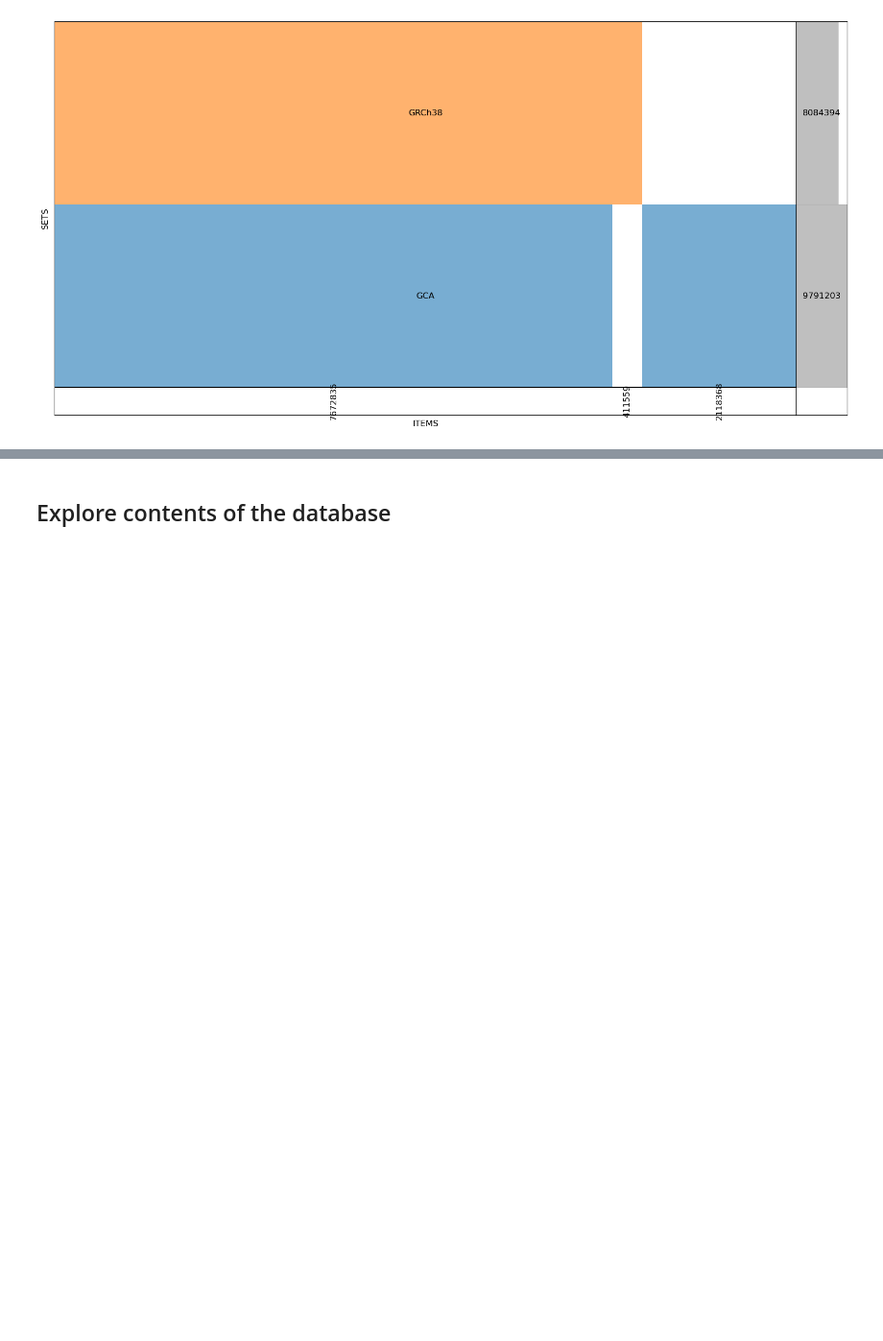
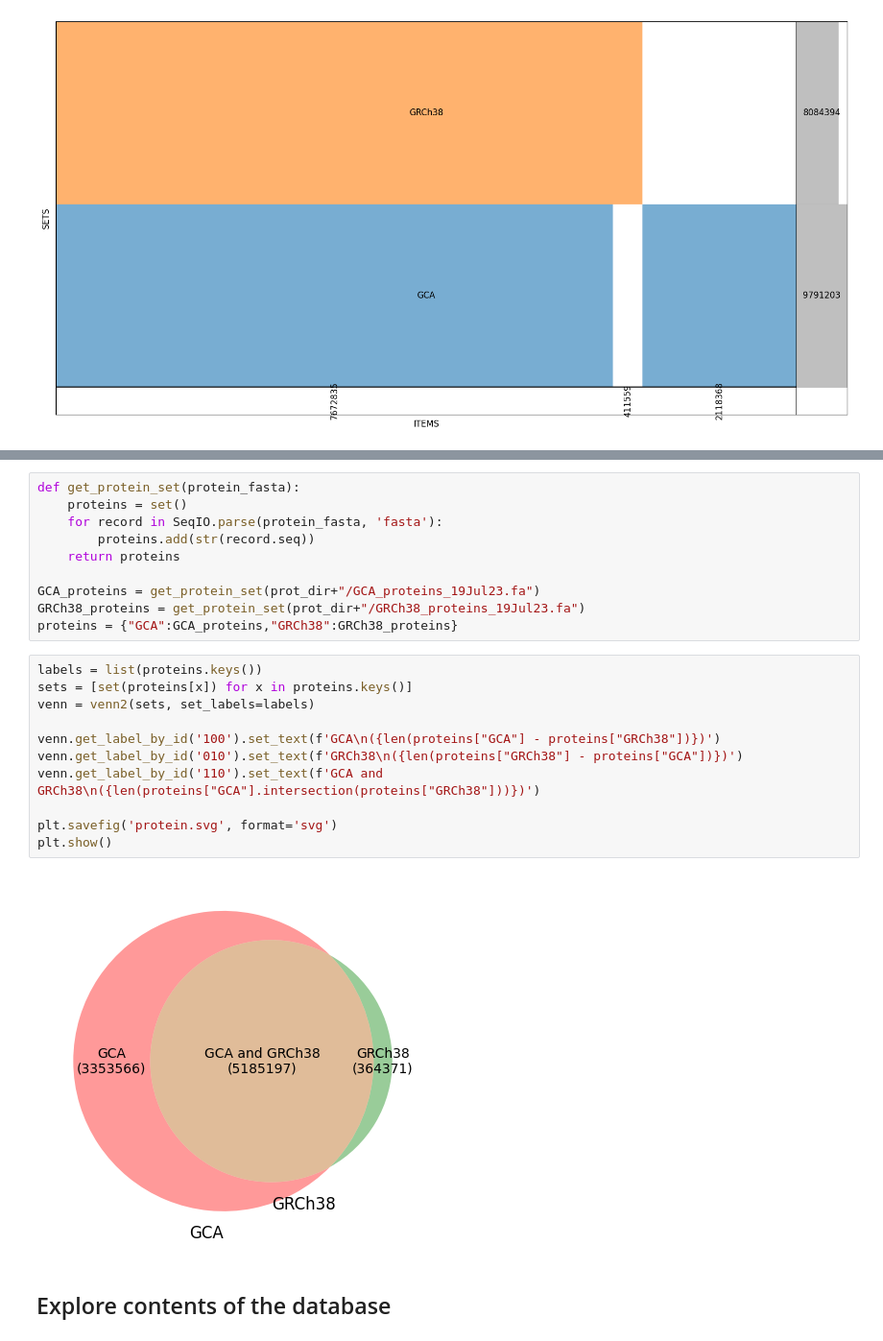
Before and after one commit to bigbio/pgt-pangenome, a Jupyter notebook: db_generation.ipynb, the cells around one changed output, grey strips where cells are left out. Shown at 96% size. Drawn from its saved outputs; the diff is of its cells as text; blank space fills up the shorter version.

```diff
--- a/db_generation.ipynb
+++ b/db_generation.ipynb
@@ -331,3 +299,26 @@ plt.savefig('noncan_baroverlap.pdf')
+# %%
+def get_protein_set(protein_fasta):
+    proteins = set()
+    for record in SeqIO.parse(protein_fasta, 'fasta'):
+        proteins.add(str(record.seq))
+    return proteins
+
+GCA_proteins = get_protein_set(prot_dir+"/GCA_proteins_19Jul23.fa")
+GRCh38_proteins = get_protein_set(prot_dir+"/GRCh38_proteins_19Jul23.fa")
+proteins = {"GCA":GCA_proteins,"GRCh38":GRCh38_proteins}
+# %%
+labels = list(proteins.keys())
+sets = [set(proteins[x]) for x in proteins.keys()]
+venn = venn2(sets, set_labels=labels)
+
+venn.get_label_by_id('100').set_text(f'GCA\n({len(proteins["GCA"] - proteins["GRCh38"])})')
+venn.get_label_by_id('010').set_text(f'GRCh38\n({len(proteins["GRCh38"] - proteins["GCA"])})')
+venn.get_label_by_id('110').set_text(f'GCA and GRCh38\n({len(proteins["GCA"].intersection(proteins["GRCh38"]))})')
+
+plt.savefig('protein.svg', format='svg')
+plt.show()
+# %% [output]
+[figure, added]
 # %% [markdown]
 ## Explore contents of the database
 # %%
```
Also changed, not shown: parts of 13 cells of this notebook, 8 other files.
